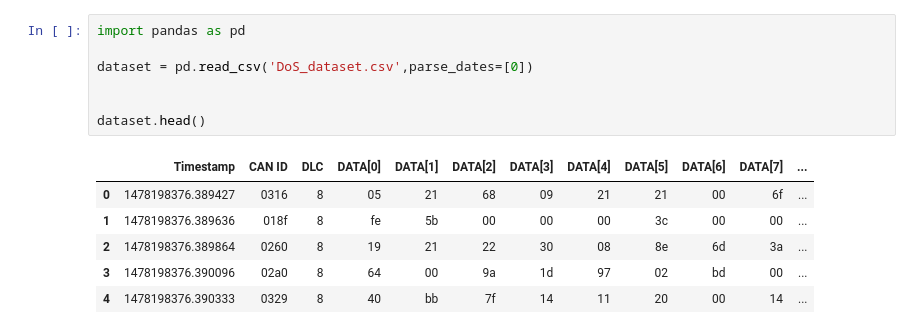
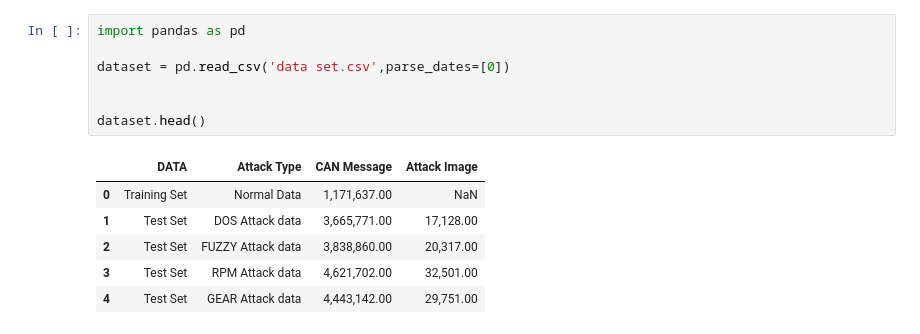
Before and after one commit to Imasandi/car-hacking-, a Jupyter notebook: dataset.ipynb, the cells around one changed output. Drawn from its saved outputs; the diff is of its cells as text.

```diff
--- a/dataset.ipynb
+++ b/dataset.ipynb
@@ -1,15 +1,15 @@
 # %%
 import pandas as pd
 
-dataset = pd.read_csv('DoS_dataset.csv',parse_dates=[0])
+dataset = pd.read_csv('data set.csv',parse_dates=[0])
 
 
 dataset.head()
 # %% [output]
-|  | Timestamp | CAN ID | DLC | DATA[0] | DATA[1] | DATA[2] | DATA[3] | DATA[4] | DATA[5] | DATA[6] | DATA[7] | ... |
-| 0 | 1478198376.389427 | 0316 | 8 | 05 | 21 | 68 | 09 | 21 | 21 | 00 | 6f | ... |
-| 1 | 1478198376.389636 | 018f | 8 | fe | 5b | 00 | 00 | 00 | 3c | 00 | 00 | ... |
-| 2 | 1478198376.389864 | 0260 | 8 | 19 | 21 | 22 | 30 | 08 | 8e | 6d | 3a | ... |
-| 3 | 1478198376.390096 | 02a0 | 8 | 64 | 00 | 9a | 1d | 97 | 02 | bd | 00 | ... |
-| 4 | 1478198376.390333 | 0329 | 8 | 40 | bb | 7f | 14 | 11 | 20 | 00 | 14 | ... |
+|  | DATA | Attack Type | CAN Message | Attack Image |
+| 0 | Training Set | Normal Data | 1,171,637.00 | NaN |
+| 1 | Test Set | DOS Attack data | 3,665,771.00 | 17,128.00 |
+| 2 | Test Set | FUZZY Attack data | 3,838,860.00 | 20,317.00 |
+| 3 | Test Set | RPM Attack data | 4,621,702.00 | 32,501.00 |
+| 4 | Test Set | GEAR Attack data | 4,443,142.00 | 29,751.00 |
 # %%
```
Also changed, not shown: parts of 1 cell of this notebook.
